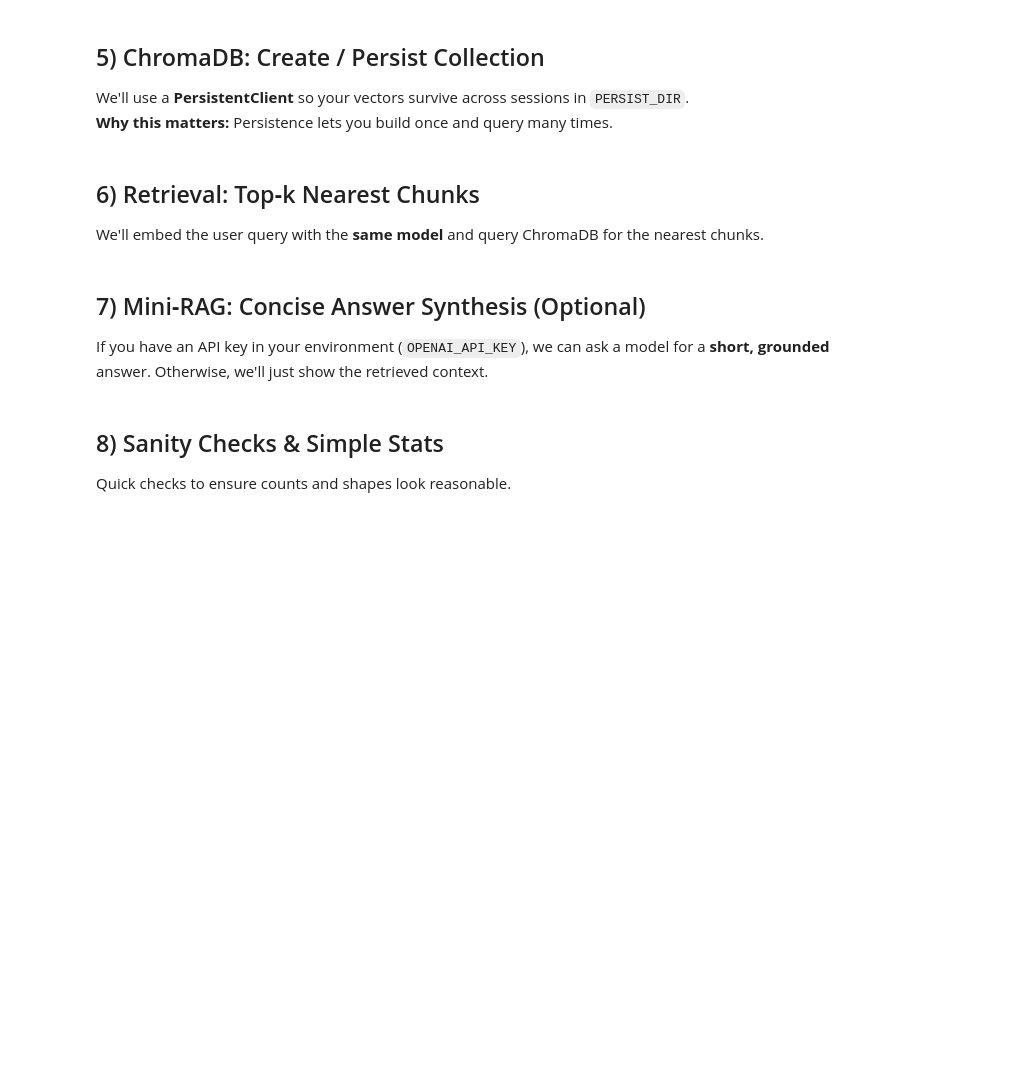
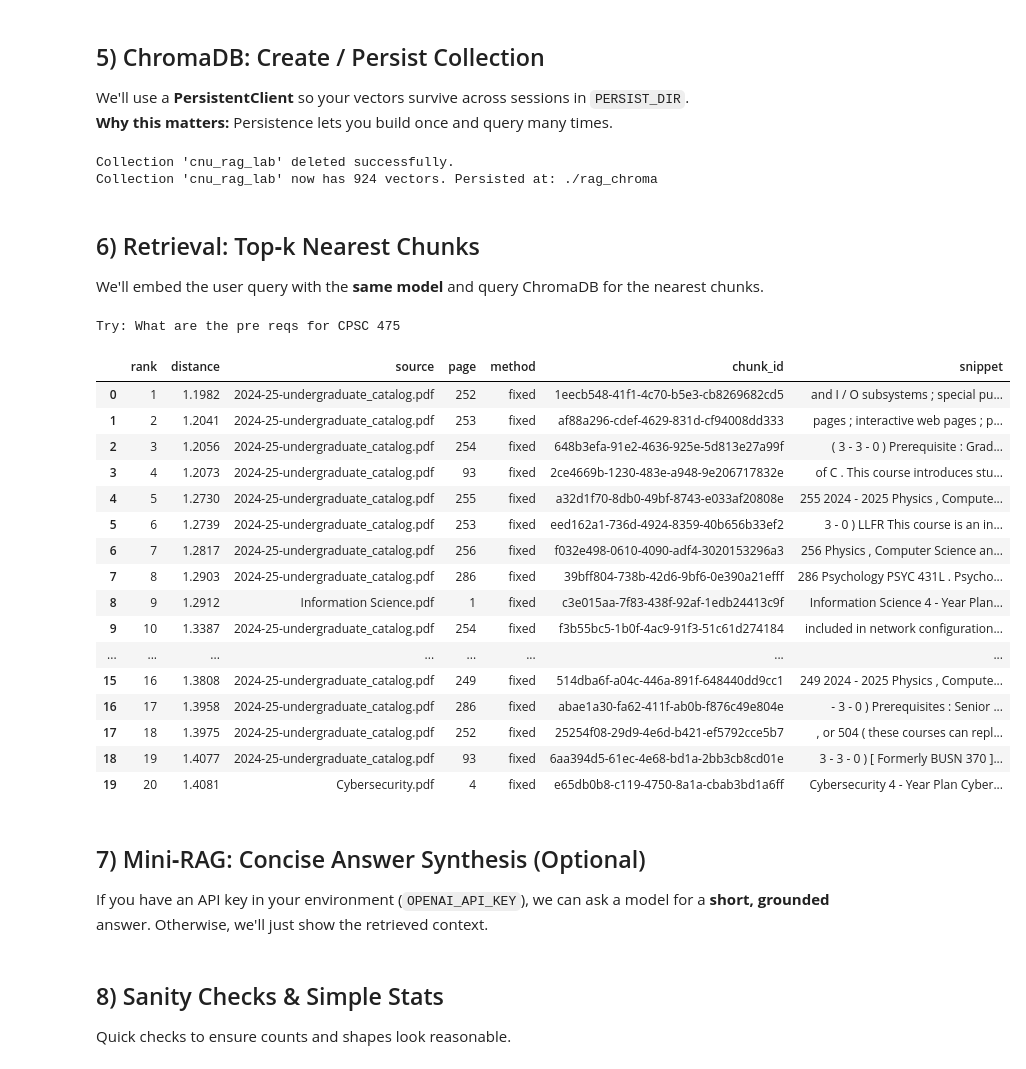
Before and after one commit to CNUClasses/471_code, a Jupyter notebook: week12/RAG_Lab_PDF_Chunk_Embed_Chroma.ipynb, the cells around one changed output. Saved outputs shown, nothing was run; the diff lists cells and outputs as text; code cells hidden in the pictures; blank space fills up the shorter version.

```diff
--- a/week12/RAG_Lab_PDF_Chunk_Embed_Chroma.ipynb
+++ b/week12/RAG_Lab_PDF_Chunk_Embed_Chroma.ipynb
@@ -62,9 +71,9 @@ from sentence_transformers import SentenceTransformer
 PDF_DIR = "./pdfs"                  # directory with source PDFs
 PERSIST_DIR = "./rag_chroma"        # ChromaDB persistence path (folder will be created)
 COLLECTION_NAME = "cnu_rag_lab"     # collection name
-CHUNK_WORDS = 220                   # fixed-size chunk length (~words)
+CHUNK_WORDS = 400                   # fixed-size chunk length (~words)
 CHUNK_OVERLAP_WORDS = 40            # overlap between chunks (~words)
-EMBED_MODEL_NAME = "sentence-transformers/all-MiniLM-L6-v2"
+EMBED_MODEL_NAME = "sentence-transformers/msmarco-distilbert-cos-v5"
 USE_LLM_CHUNKING = False            # set True to try optional LLM-assisted chunking
 MAX_PAGES_PER_PDF: Optional[int] = None  # set an int (e.g., 5) to limit pages for demos
 
@@ -331,6 +399,13 @@ import chromadb
 from chromadb.utils import embedding_functions
 
 client = chromadb.PersistentClient(path=PERSIST_DIR)
+
+try:
+    # Delete the collection if it exists
+    client.delete_collection(name=COLLECTION_NAME)
+    print(f"Collection '{COLLECTION_NAME}' deleted successfully.")
+except Exception as e:
+    print(f"Error deleting collection '{COLLECTION_NAME}': {e}")
 
 # Create or get the collection. Using upsert allows repeatable runs.
 try:
@@ -346,6 +421,9 @@ collection.upsert(
     documents=df["text"].tolist()
 )
 print(f"Collection '{COLLECTION_NAME}' now has {collection.count()} vectors. Persisted at: {PERSIST_DIR}")
+# %% [output]
+Collection 'cnu_rag_lab' deleted successfully.
+Collection 'cnu_rag_lab' now has 924 vectors. Persisted at: ./rag_chroma
 # %% [markdown]
 
 ## 6) Retrieval: Top‑k Nearest Chunks
@@ -360,37 +438,56 @@ def embed_query(q: str) -> np.ndarray:
 
 def query_topk(question: str, k: int = 5) -> pd.DataFrame:
     '''Return a pretty DataFrame with rank, distance (smaller is closer), and metadata.'''
     q_emb = embed_query(question)
     res = collection.query(
         query_embeddings=[q_emb],
         n_results=k,
-        include=["documents", "metadatas", "distances", "ids"]
+        include=["documents", "metadatas", "distances"]
     )
     # Flatten results
     rows = []
     for rank, (cid, dist, meta, doc) in enumerate(zip(res["ids"][0], res["distances"][0], res["metadatas"][0], res["documents"][0]), start=1):
         snippet = (doc[:240] + "…") if len(doc) > 240 else doc
         rows.append({
             "rank": rank,
             "distance": round(float(dist), 4),
             "source": meta.get("source"),
             "page": meta.get("page"),
             "method": meta.get("method"),
             "chunk_id": cid,
             "snippet": snippet
         })
     out = pd.DataFrame(rows)
     return out
 
 # Try a query (edit this to your corpus):
 example_queries = [
-    "Summarize the main purpose of this document.",
+    "What are the pre reqs for CPSC 475",
     "What are the key definitions introduced?",
     "List the steps or procedures mentioned in the text."
 ]
 print("Try:", example_queries[0])
-res_df = query_topk(example_queries[0], k=5)
-head(res_df, 5)
+res_df = query_topk(example_queries[0], k=20)
+head(res_df, 20)
+# %% [output]
+Try: What are the pre reqs for CPSC 475
+|  | rank | distance | source | page | method | chunk_id | snippet |
+| 0 | 1 | 1.1982 | 2024-25-undergraduate_catalog.pdf | 252 | fixed | 1eecb548-41f1-4c70-b5e3-cb8269682cd5 | and I / O subsystems ; special pu... |
+| 1 | 2 | 1.2041 | 2024-25-undergraduate_catalog.pdf | 253 | fixed | af88a296-cdef-4629-831d-cf94008dd333 | pages ; interactive web pages ; p... |
+| 2 | 3 | 1.2056 | 2024-25-undergraduate_catalog.pdf | 254 | fixed | 648b3efa-91e2-4636-925e-5d813e27a99f | ( 3 - 3 - 0 ) Prerequisite : Grad... |
+| 3 | 4 | 1.2073 | 2024-25-undergraduate_catalog.pdf | 93 | fixed | 2ce4669b-1230-483e-a948-9e206717832e | of C . This course introduces stu... |
+| 4 | 5 | 1.2730 | 2024-25-undergraduate_catalog.pdf | 255 | fixed | a32d1f70-8db0-49bf-8743-e033af20808e | 255 2024 - 2025 Physics , Compute... |
+| 5 | 6 | 1.2739 | 2024-25-undergraduate_catalog.pdf | 253 | fixed | eed162a1-736d-4924-8359-40b656b33ef2 | 3 - 0 ) LLFR This course is an in... |
+| 6 | 7 | 1.2817 | 2024-25-undergraduate_catalog.pdf | 256 | fixed | f032e498-0610-4090-adf4-3020153296a3 | 256 Physics , Computer Science an... |
+| 7 | 8 | 1.2903 | 2024-25-undergraduate_catalog.pdf | 286 | fixed | 39bff804-738b-42d6-9bf6-0e390a21efff | 286 Psychology PSYC 431L . Psycho... |
+| 8 | 9 | 1.2912 | Information Science.pdf | 1 | fixed | c3e015aa-7f83-438f-92af-1edb24413c9f | Information Science 4 - Year Plan... |
+| 9 | 10 | 1.3387 | 2024-25-undergraduate_catalog.pdf | 254 | fixed | f3b55bc5-1b0f-4ac9-91f3-51c61d274184 | included in network configuration... |
+| ... | ... | ... | ... | ... | ... | ... | ... |
+| 15 | 16 | 1.3808 | 2024-25-undergraduate_catalog.pdf | 249 | fixed | 514dba6f-a04c-446a-891f-648440dd9cc1 | 249 2024 - 2025 Physics , Compute... |
+| 16 | 17 | 1.3958 | 2024-25-undergraduate_catalog.pdf | 286 | fixed | abae1a30-fa62-411f-ab0b-f876c49e804e | - 3 - 0 ) Prerequisites : Senior ... |
+| 17 | 18 | 1.3975 | 2024-25-undergraduate_catalog.pdf | 252 | fixed | 25254f08-29d9-4e6d-b421-ef5792cce5b7 | , or 504 ( these courses can repl... |
+| 18 | 19 | 1.4077 | 2024-25-undergraduate_catalog.pdf | 93 | fixed | 6aa394d5-61ec-4e68-bd1a-2bb3cb8cd01e | 3 - 3 - 0 ) [ Formerly BUSN 370 ]... |
+| 19 | 20 | 1.4081 | Cybersecurity.pdf | 4 | fixed | e65db0b8-c119-4750-8a1a-cbab3bd1a6ff | Cybersecurity 4 - Year Plan Cyber... |
 # %% [markdown]
 
 ## 7) Mini‑RAG: Concise Answer Synthesis (Optional)
```
Also changed, not shown: parts of 13 cells of this notebook, 1 other file.
